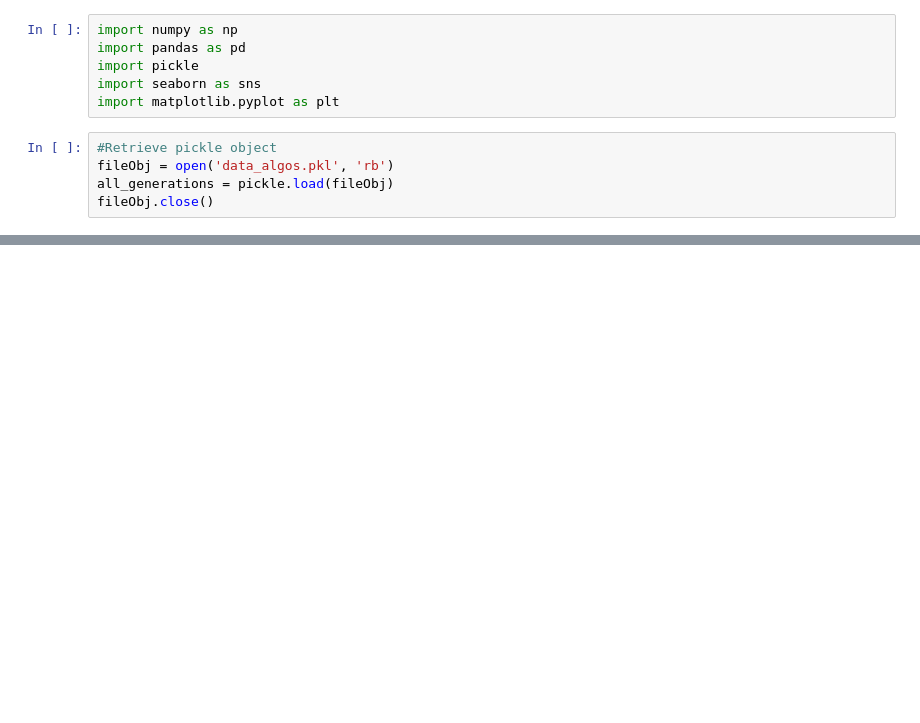
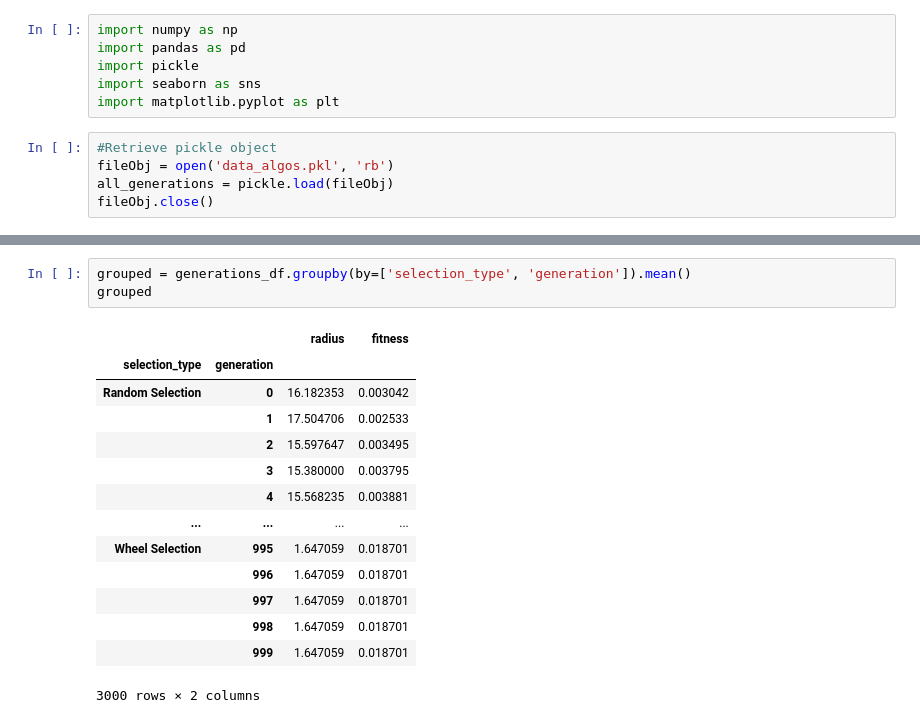
Before and after one commit to Elric-dev/HCAI_ML, a Jupyter notebook: ga_data_analysis.ipynb, the cells around one changed output, grey strips where cells are left out. Saved outputs shown, nothing was run; the diff lists cells and outputs as text; blank space fills up the shorter version.

```diff
--- a/ga_data_analysis.ipynb
+++ b/ga_data_analysis.ipynb
@@ -47 +52,19 @@ generations_df.groupby(by=['selection_type', 'generation']).describe(percentiles
+# %%
+grouped = generations_df.groupby(by=['selection_type', 'generation']).mean()
+grouped
+# %% [output]
+|  |  | radius | fitness |
+| selection_type | generation |  |  |
+| Random Selection | 0 | 16.182353 | 0.003042 |
+|  | 1 | 17.504706 | 0.002533 |
+|  | 2 | 15.597647 | 0.003495 |
+|  | 3 | 15.380000 | 0.003795 |
+|  | 4 | 15.568235 | 0.003881 |
+| ... | ... | ... | ... |
+| Wheel Selection | 995 | 1.647059 | 0.018701 |
+|  | 996 | 1.647059 | 0.018701 |
+|  | 997 | 1.647059 | 0.018701 |
+|  | 998 | 1.647059 | 0.018701 |
+|  | 999 | 1.647059 | 0.018701 |
+3000 rows × 2 columns
 # %%
```
Also changed, not shown: parts of 4 cells of this notebook, 3 other files.
